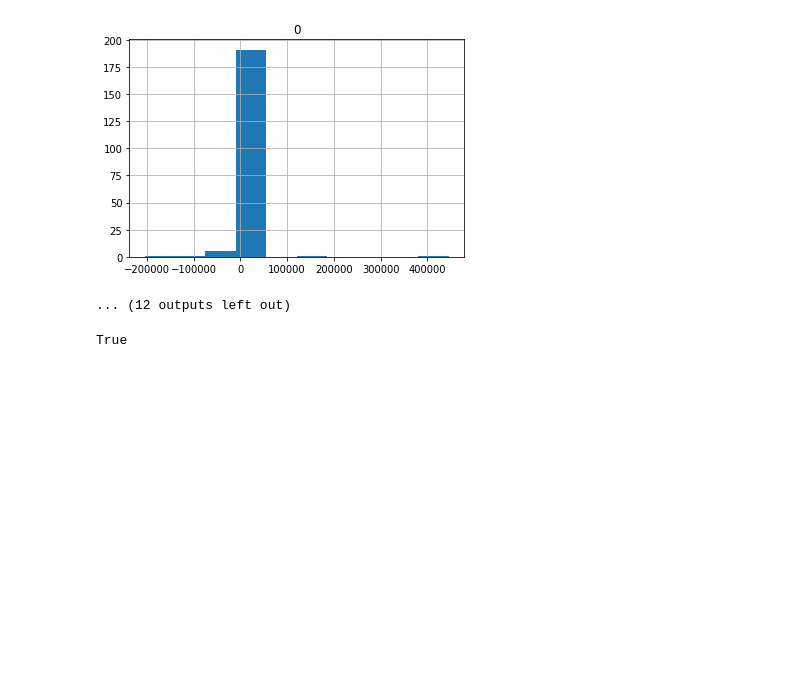
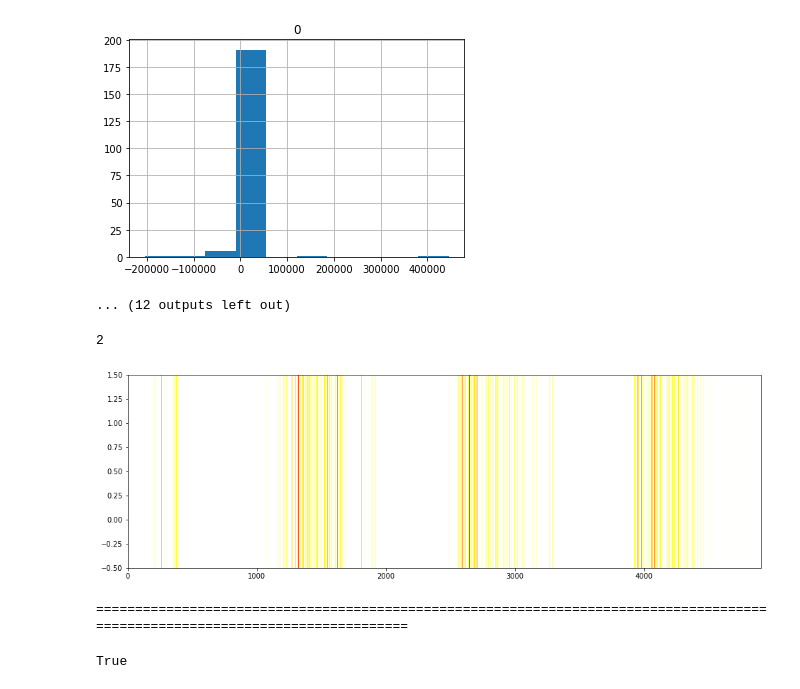
Before and after one commit to jwcn97/Parkinson-Disease-Repository, a Jupyter notebook: Testground/Test 4 - Ka Shing_Data truncation/test.ipynb, the cells around one changed output. Drawn from its saved outputs; the diff is of its cells as text; code cells hidden in the pictures; blank space fills up the shorter version.

Commit message:
Updated Test 4 structure.

```diff
--- a/Testground/Test 4 - Ka Shing_Data truncation/test.ipynb
+++ b/Testground/Test 4 - Ka Shing_Data truncation/test.ipynb
@@ -351,25 +351,25 @@ def test(df, describe = None):
 
     lim = 200
 
-    plot(df.iloc[:, 6], title = 'Data' + describe)
+#     plot(df.iloc[:, 6], title = 'Data' + describe)
 
     plt.figure(figsize=(16,5))
     plt.imshow(spectrogram, aspect='auto', cmap='hot_r', origin='lower')
     plt.show()
 
-    plot(spec_mean, spec_mean_peaks_i, spec_mean_peaks_ival, title = 'Spectrogram mean' + describe)
+#     plot(spec_mean, spec_mean_peaks_i, spec_mean_peaks_ival, title = 'Spectrogram mean' + describe)
 
-    spec_mean_fft_dup = spec_mean_fft_dup[0:lim]
-    plot(spec_mean_fft_dup, title = 'FFT' + describe)
+#     spec_mean_fft_dup = spec_mean_fft_dup[0:lim]
+#     plot(spec_mean_fft_dup, title = 'FFT' + describe)
 
-    plot(spec_mean_ifft, spec_mean_ifft_peaks_i, spec_mean_ifft_peaks_ival, title = 'Inverse truncated FFT' + describe)
+#     plot(spec_mean_ifft, spec_mean_ifft_peaks_i, spec_mean_ifft_peaks_ival, title = 'Inverse truncated FFT' + describe)
 
-    spec_mean_fft = spec_mean_fft[0:lim]
-#     plot(spec_mean_fft, spec_mean_fft_peaks_i, spec_mean_fft_peaks_ival, title = 'Truncated FFT' + describe)
-    plot(spec_mean_fft, title = 'Truncated FFT' + describe)
+#     spec_mean_fft = spec_mean_fft[0:lim]
+# #     plot(spec_mean_fft, spec_mean_fft_peaks_i, spec_mean_fft_peaks_ival, title = 'Truncated FFT' + describe)
+#     plot(spec_mean_fft, title = 'Truncated FFT' + describe)
 
-    plot(sgl, title = 'Fast truncated signal ' + describe)
-    plot(sgl_fft, title = 'Fast truncated signal (FFT) ' + describe)
+#     plot(sgl, title = 'Fast truncated signal ' + describe)
+#     plot(sgl_fft, title = 'Fast truncated signal (FFT) ' + describe)
 # %%
 a = [0, 1]
 a = [0, 1, 2, 3]
@@ -500,3 +646,27 @@ Inverse truncated FFT tugt-heel\tugt-lvl0-heel_S2_2019-12-10T15.27.34.039_C49948
+# %%
+# === FILES ===
+path = 'C:\\Users\\liong\\Jupyter Notebook\\191020_Fourth Year Project\\Parkinson-Disease-Repository\\Data\\Patient001-2019-12-05\\'
+
+files = ['ftap-forearm\\ftap-lvl0-forearm_S2_2019-12-05T09.55.32.037_C49948A1895C_Accelerometer_1.4.5.csv',
+ 'ftap-forearm\\ftap-lvl0-forearm_S2_2019-12-05T09.55.32.037_C49948A1895C_Gyroscope_1.4.5.csv',
+ 'ftap-wrist\\ftap-lvl0-wrist _S2_2019-12-05T09.44.38.283_C49948A1895C_Accelerometer_1.4.5.csv',
+ 'ftap-wrist\\ftap-lvl0-wrist _S2_2019-12-05T09.44.38.283_C49948A1895C_Gyroscope_1.4.5.csv']
+
+a = [0, 1]
+a = [0, 1, 2, 3]
+# a = [1, 3]
+a = [1]
+
+for i in a:
+    df = pd.read_csv(path + files[i])
+    test(df, describe=files[i])
+    for j in range(126):
+        print('=', end='')
+    print()
+# %% [output]
+2
+[figure, added]
+==============================================================================================================================
 # %%
 True
 # %% [output]
```
Also changed, not shown: parts of 1 cell of this notebook, 13 other files.
